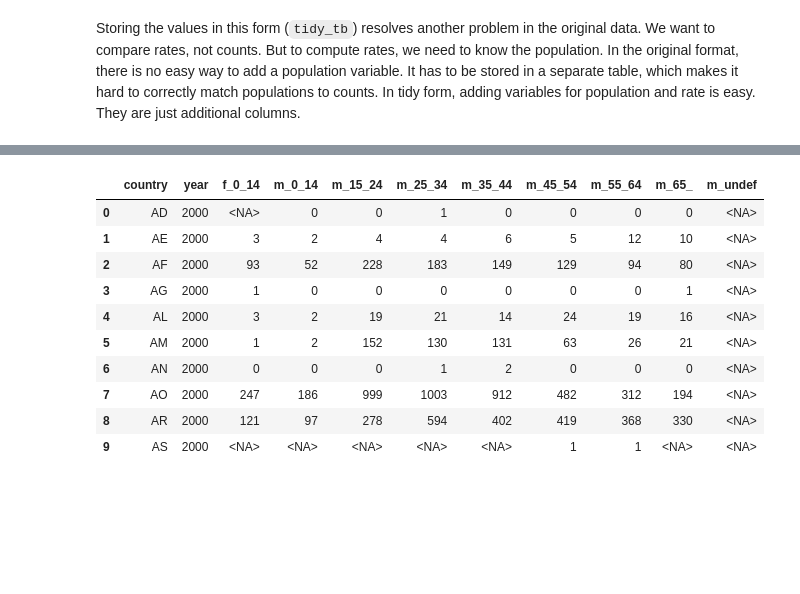
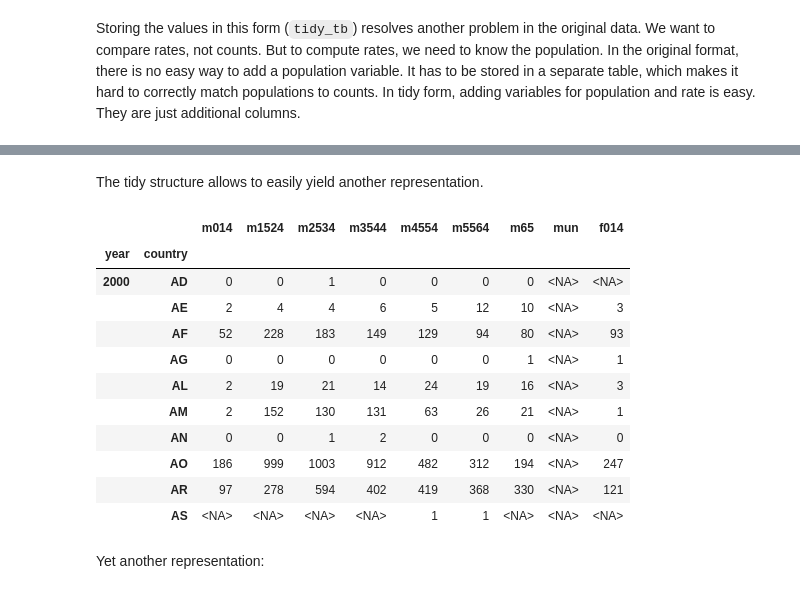
Before and after one commit to toshiro-en-miyamoto/dsci, a Jupyter notebook: basics/tidying-data.ipynb, the cells around one changed output, grey strips where cells are left out. Cells and saved outputs as stored; diff of their text form; code cells hidden in the pictures; blank space fills up the shorter version.

```diff
--- a/basics/tidying-data.ipynb
+++ b/basics/tidying-data.ipynb
@@ -324,15 +328,15 @@ molten_tb
 90 rows × 5 columns
 # %%
 dict_age = {
-    'm014':   '0_14',
-    'm1524': '15_24',
-    'm2534': '25_34',
-    'm3544': '35_44',
-    'm4554': '45_54',
-    'm5564': '55_64',
-    'm65':   '65_'  ,
-    'mu':    'undef',
-    'f014':   '0_14',
+    'm014':   '014',
+    'm1524': '1524',
+    'm2534': '2534',
+    'm3544': '3544',
+    'm4554': '4554',
+    'm5564': '5564',
+    'm65':   '65'  ,
+    'mu':    'un',
+    'f014':   '014',
 }
 # %%
 molten_tb['age'] = molten_tb['variable'].map(dict_age.get)
@@ -403,14 +422,27 @@ pivot_tb = (
+# %% [markdown]
+The tidy structure allows to easily yield another representation.
 # %%
-pivot_tb
+(tidy_tb
+    .assign(sex_age=tidy_tb['sex'] + tidy_tb['age'])
+    .pivot(index=['year', 'country'], columns='sex_age', values='cases')
+    .reindex(
+        ['m014','m1524','m2534','m3544','m4554','m5564','m65','mun','f014'],
+        axis=1
+    )
+    .rename_axis(None, axis=1)
+)
 # %% [output]
-|  | country | year | f_0_14 | m_0_14 | m_15_24 | m_25_34 | m_35_44 | m_45_54 | m_55_64 | m_65_ | m_undef |
-| 0 | AD | 2000 | <NA> | 0 | 0 | 1 | 0 | 0 | 0 | 0 | <NA> |
-| 1 | AE | 2000 | 3 | 2 | 4 | 4 | 6 | 5 | 12 | 10 | <NA> |
-| 2 | AF | 2000 | 93 | 52 | 228 | 183 | 149 | 129 | 94 | 80 | <NA> |
-| 3 | AG | 2000 | 1 | 0 | 0 | 0 | 0 | 0 | 0 | 1 | <NA> |
-| 4 | AL | 2000 | 3 | 2 | 19 | 21 | 14 | 24 | 19 | 16 | <NA> |
-| 5 | AM | 2000 | 1 | 2 | 152 | 130 | 131 | 63 | 26 | 21 | <NA> |
-| 6 | AN | 2000 | 0 | 0 | 0 | 1 | 2 | 0 | 0 | 0 | <NA> |
-| 7 | AO | 2000 | 247 | 186 | 999 | 1003 | 912 | 482 | 312 | 194 | <NA> |
-| 8 | AR | 2000 | 121 | 97 | 278 | 594 | 402 | 419 | 368 | 330 | <NA> |
-| 9 | AS | 2000 | <NA> | <NA> | <NA> | <NA> | <NA> | 1 | 1 | <NA> | <NA> |
+|  |  | m014 | m1524 | m2534 | m3544 | m4554 | m5564 | m65 | mun | f014 |
+| year | country |  |  |  |  |  |  |  |  |  |
+| 2000 | AD | 0 | 0 | 1 | 0 | 0 | 0 | 0 | <NA> | <NA> |
+|  | AE | 2 | 4 | 4 | 6 | 5 | 12 | 10 | <NA> | 3 |
+|  | AF | 52 | 228 | 183 | 149 | 129 | 94 | 80 | <NA> | 93 |
+|  | AG | 0 | 0 | 0 | 0 | 0 | 0 | 1 | <NA> | 1 |
+|  | AL | 2 | 19 | 21 | 14 | 24 | 19 | 16 | <NA> | 3 |
+|  | AM | 2 | 152 | 130 | 131 | 63 | 26 | 21 | <NA> | 1 |
+|  | AN | 0 | 0 | 1 | 2 | 0 | 0 | 0 | <NA> | 0 |
+|  | AO | 186 | 999 | 1003 | 912 | 482 | 312 | 194 | <NA> | 247 |
+|  | AR | 97 | 278 | 594 | 402 | 419 | 368 | 330 | <NA> | 121 |
+|  | AS | <NA> | <NA> | <NA> | <NA> | 1 | 1 | <NA> | <NA> | <NA> |
+# %% [markdown]
+Yet another representation:
```
Also changed, not shown: parts of 31 cells of this notebook.
